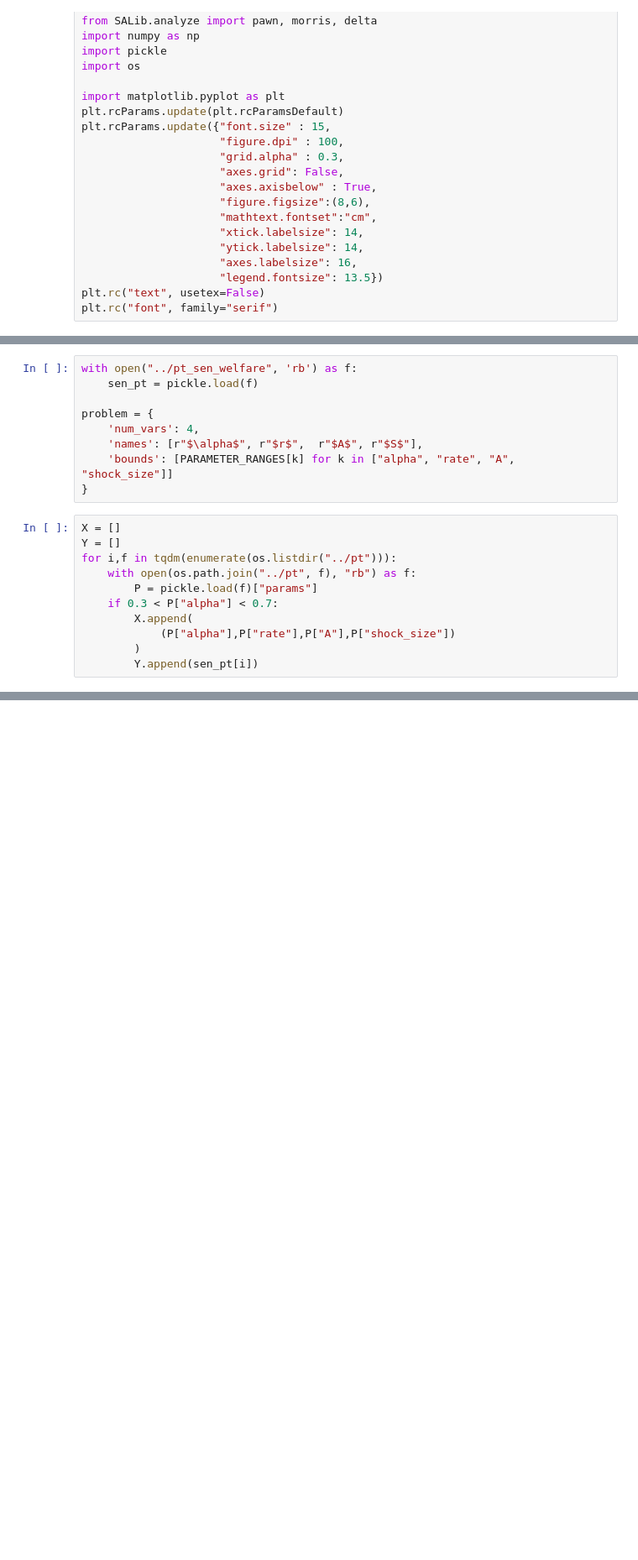
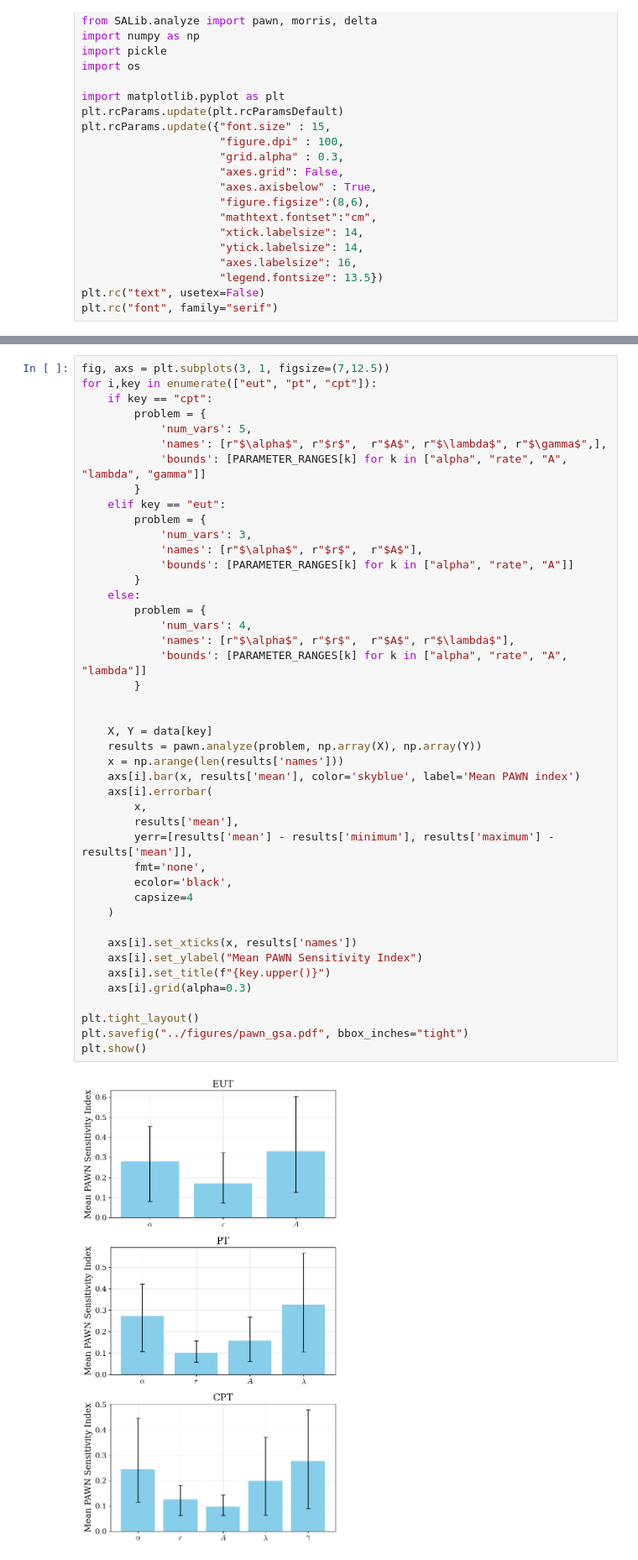
Before and after one commit to charlesaugdupont/cognitive-biases-endogenous-volatility, a Jupyter notebook: notebooks/sensitivity_analysis.ipynb, the cells around one changed output, grey strips where cells are left out. Shown at 84% size. Saved outputs shown, nothing was run; the diff lists cells and outputs as text; blank space fills up the shorter version.

Commit message:
update pawn GSA notebook

```diff
--- a/notebooks/sensitivity_analysis.ipynb
+++ b/notebooks/sensitivity_analysis.ipynb
@@ -79,20 +45,0 @@ plt.show()
-# %%
-with open("../pt_sen_welfare", 'rb') as f:
-    sen_pt = pickle.load(f)
-
-problem = {
-    'num_vars': 4,
-    'names': [r"$\alpha$", r"$r$",  r"$A$", r"$S$"],
-    'bounds': [PARAMETER_RANGES[k] for k in ["alpha", "rate", "A", "shock_size"]]
-}
-# %%
-X = []
-Y = []
-for i,f in tqdm(enumerate(os.listdir("../pt"))):
-    with open(os.path.join("../pt", f), "rb") as f:
-        P = pickle.load(f)["params"]
-    if 0.3 < P["alpha"] < 0.7:
-        X.append(
-            (P["alpha"],P["rate"],P["A"],P["shock_size"])
-        )
-        Y.append(sen_pt[i])
@@ -125,0 +46,46 @@ plt.show()
+# %%
+fig, axs = plt.subplots(3, 1, figsize=(7,12.5))
+for i,key in enumerate(["eut", "pt", "cpt"]):
+    if key == "cpt":
+        problem = {
+            'num_vars': 5,
+            'names': [r"$\alpha$", r"$r$",  r"$A$", r"$\lambda$", r"$\gamma$",],
+            'bounds': [PARAMETER_RANGES[k] for k in ["alpha", "rate", "A", "lambda", "gamma"]]
+        }
+    elif key == "eut":
+        problem = {
+            'num_vars': 3,
+            'names': [r"$\alpha$", r"$r$",  r"$A$"],
+            'bounds': [PARAMETER_RANGES[k] for k in ["alpha", "rate", "A"]]
+        }
+    else:
+        problem = {
+            'num_vars': 4,
+            'names': [r"$\alpha$", r"$r$",  r"$A$", r"$\lambda$"],
+            'bounds': [PARAMETER_RANGES[k] for k in ["alpha", "rate", "A", "lambda"]]
+        }
+
+
+    X, Y = data[key]
+    results = pawn.analyze(problem, np.array(X), np.array(Y))
+    x = np.arange(len(results['names']))
+    axs[i].bar(x, results['mean'], color='skyblue', label='Mean PAWN index')
+    axs[i].errorbar(
+        x,
+        results['mean'],
+        yerr=[results['mean'] - results['minimum'], results['maximum'] - results['mean']],
+        fmt='none',
+        ecolor='black',
+        capsize=4
+    )
+
+    axs[i].set_xticks(x, results['names'])
+    axs[i].set_ylabel("Mean PAWN Sensitivity Index")
+    axs[i].set_title(f"{key.upper()}")
+    axs[i].grid(alpha=0.3)
+
+plt.tight_layout()
+plt.savefig("../figures/pawn_gsa.pdf", bbox_inches="tight")
+plt.show()
+# %% [output]
+[figure, added]
```
Also changed, not shown: parts of 6 cells of this notebook.
